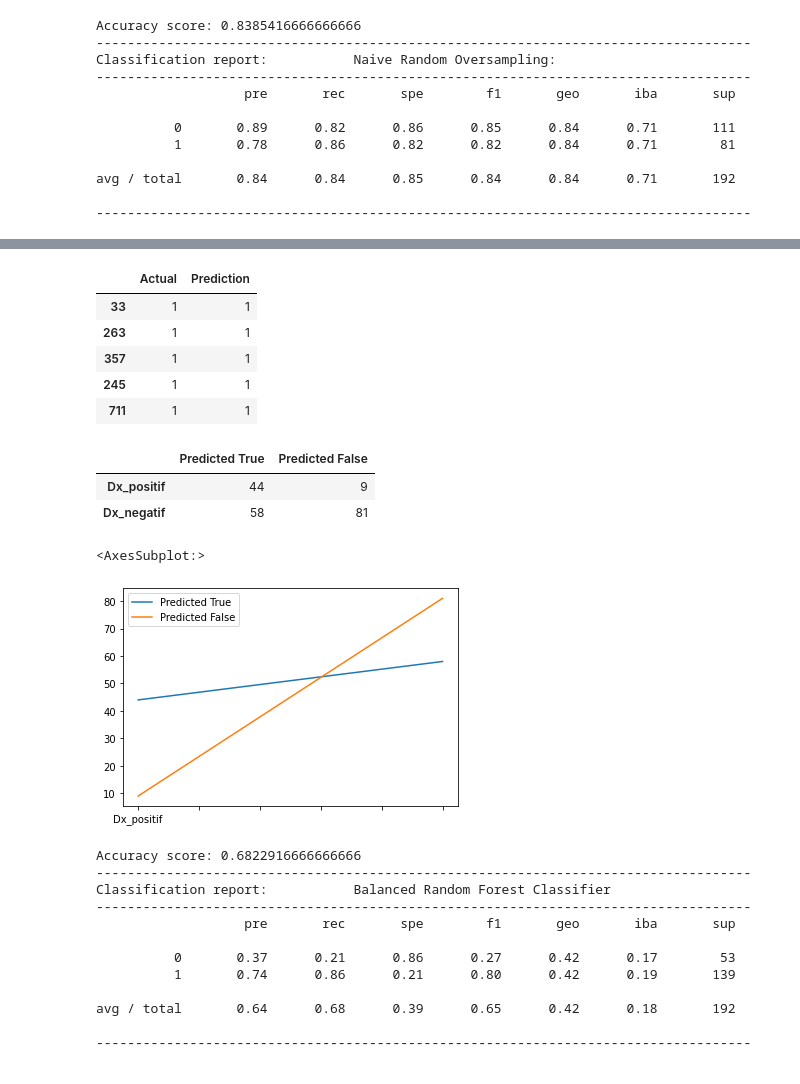
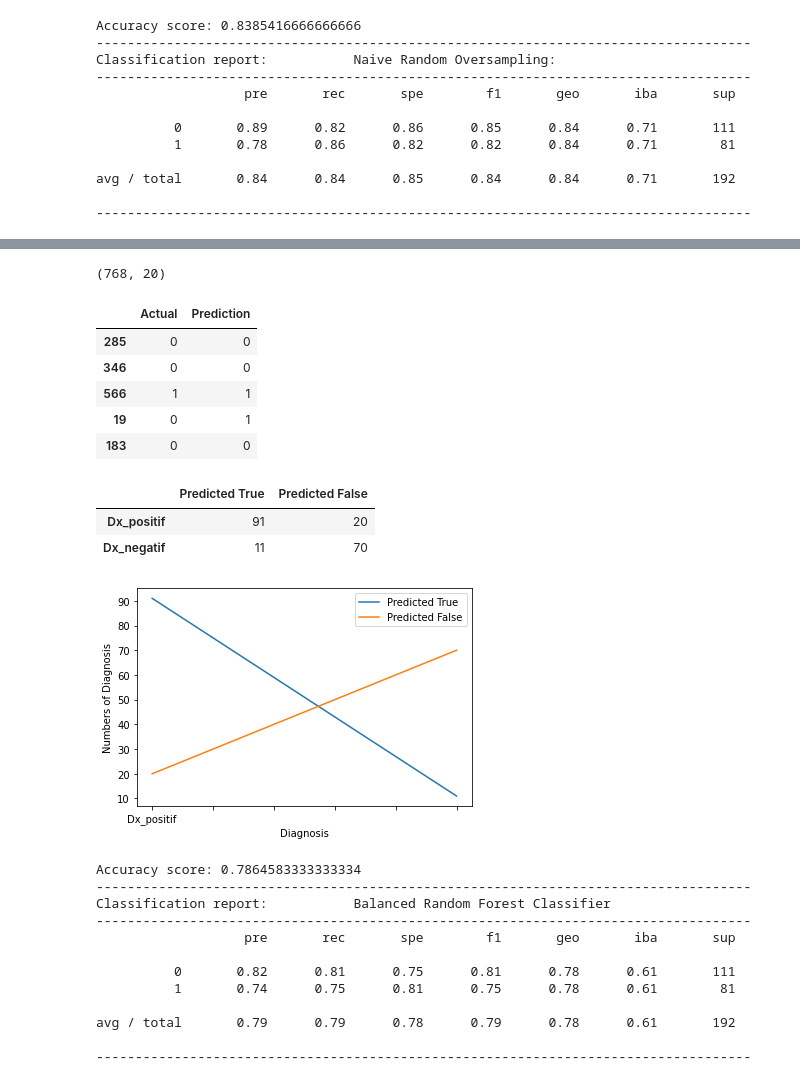
Before and after one commit to ArtTucker/mental_health_and_economics, a Jupyter notebook: machine_learning/ML_model_2.0.ipynb, the cells around one changed output, grey strips where cells are left out. Cells and saved outputs as stored; diff of their text form; code cells hidden in the pictures.

```diff
--- a/machine_learning/ML_model_2.0.ipynb
+++ b/machine_learning/ML_model_2.0.ipynb
@@ -929,12 +1048,29 @@ avg / total       0.84      0.84      0.85      0.84      0.84      0.71       1
 # %%
 # Create our target:
-y = encoded_df_dx_mh["gender"]
+y = encoded_df_dx_mh["mh_dx_current"]
 
 # Create our features:
-X = encoded_df_dx_mh.drop(columns = "gender", axis =1)
+X = encoded_df_dx_mh.drop(columns = "mh_dx_current", axis =1)
 # %%
+# Encode dataset:
+
+# Create label encoder instance:
+le = LabelEncoder()
+
+# Make a copy of desire data:
+encoded_df_dx_mh = tech_2016_df_current_dx_mh2.copy()
+
+# Encode all desired columns:
+features = encoded_df_dx_mh.columns.tolist()
+for feature in features:
+    encoded_df_dx_mh[feature] = le.fit_transform(encoded_df_dx_mh[feature])
+
+# Check:
+print(encoded_df_dx_mh.shape)
+encoded_df_dx_mh.head()
+
 # Split the data:
-X_train, X_test, y_train, y_test = train_test_split(X, y, random_state=5, stratify=y, test_size = 0.25)
+X_train1, X_test1, y_train1, y_test1 = train_test_split(X, y, random_state=5, stratify=y, test_size = 0.25)
 
 from sklearn.ensemble import RandomForestClassifier
 
@@ -942,64 +1078,68 @@ from sklearn.ensemble import RandomForestClassifier
 rf_model = RandomForestClassifier(n_estimators=100, random_state=1)
 
 # Fitting the model:
-rf_model = rf_model.fit(X_train, y_train)
+rf_model = rf_model.fit(X_train1, y_train1)
 
 # Making predictions using the testing data:
-predictions = rf_model.predict(X_test)
+predictions = rf_model.predict(X_test1)
+# %% [output]
+(768, 20)
 # %%
 # Predict outcomes for test data set:
-predictions = rf_model.predict(X_test)
-predictions_df = pd.DataFrame({"Actual": y_test, "Prediction": predictions})
+predictions1 = rf_model.predict(X_test1)
+predictions_df = pd.DataFrame({"Actual": y_test1, "Prediction": predictions1})
 predictions_df.head()
 # %% [output]
 |  | Actual | Prediction |
-| 33 | 1 | 1 |
-| 263 | 1 | 1 |
-| 357 | 1 | 1 |
-| 245 | 1 | 1 |
-| 711 | 1 | 1 |
+| 285 | 0 | 0 |
+| 346 | 0 | 0 |
+| 566 | 1 | 1 |
+| 19 | 0 | 1 |
+| 183 | 0 | 0 |
 # %%
-confusion_matrix(y_test, predictions)
+confusion_matrix(y_test1, predictions)
 
 # Create a DataFrame from the confusion matrix:
-matrix = confusion_matrix(y_test, y_pred)
+matrix = confusion_matrix(y_test1, y_pred)
 results = pd.DataFrame(matrix, index = ["Dx_positif", "Dx_negatif"], columns = ["Predicted True", "Predicted False"])
 results
 # %% [output]
 |  | Predicted True | Predicted False |
-| Dx_positif | 44 | 9 |
-| Dx_negatif | 58 | 81 |
+| Dx_positif | 91 | 20 |
+| Dx_negatif | 11 | 70 |
 # %%
 x = results["Predicted True"].value_counts()
 y = results["Predicted False"].value_counts()
 results.plot()
+plt.xlabel("Diagnosis")
+plt.ylabel("Numbers of Diagnosis")
+plt.show()
 # %% [output]
-<AxesSubplot:>
-[figure, old version]
+[figure, new version]
 # %%
 # Calculated the balanced accuracy score
 from sklearn.metrics import accuracy_score
-y_pred = predictions
+y_pred = predictions1
 
 # Print the imbalanced classification report:
 from imblearn.metrics import classification_report_imbalanced
 
-print(f"Accuracy score: {accuracy_score(y_test, y_pred)}")
+print(f"Accuracy score: {accuracy_score(y_test1, y_pred)}")
 print("------------------------------------------------------------------------------------")
 print(f"Classification report:           Balanced Random Forest Classifier   ")
 print("------------------------------------------------------------------------------------")
-print(classification_report_imbalanced(y_test, y_pred))
+print(classification_report_imbalanced(y_test1, y_pred))
 print("------------------------------------------------------------------------------------")
 # %% [output]
-Accuracy score: 0.6822916666666666
+Accuracy score: 0.7864583333333334
 ------------------------------------------------------------------------------------
 Classification report:           Balanced Random Forest Classifier
 ------------------------------------------------------------------------------------
                    pre       rec       spe        f1       geo       iba       sup
 
-          0       0.37      0.21      0.86      0.27      0.42      0.17        53
-          1       0.74      0.86      0.21      0.80      0.42      0.19       139
+          0       0.82      0.81      0.75      0.81      0.78      0.61       111
+          1       0.74      0.75      0.81      0.75      0.78      0.61        81
 
-avg / total       0.64      0.68      0.39      0.65      0.42      0.18       192
+avg / total       0.79      0.79      0.78      0.79      0.78      0.61       192
 
 ------------------------------------------------------------------------------------
```
Also changed, not shown: parts of 15 cells of this notebook.
